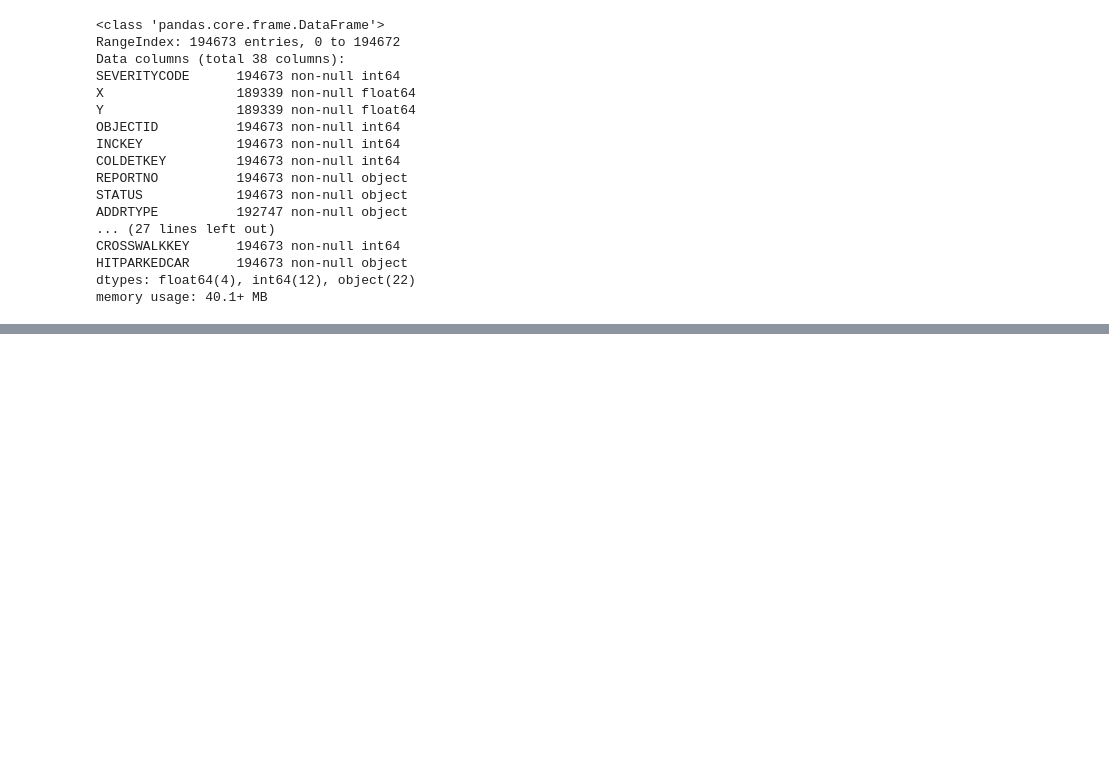
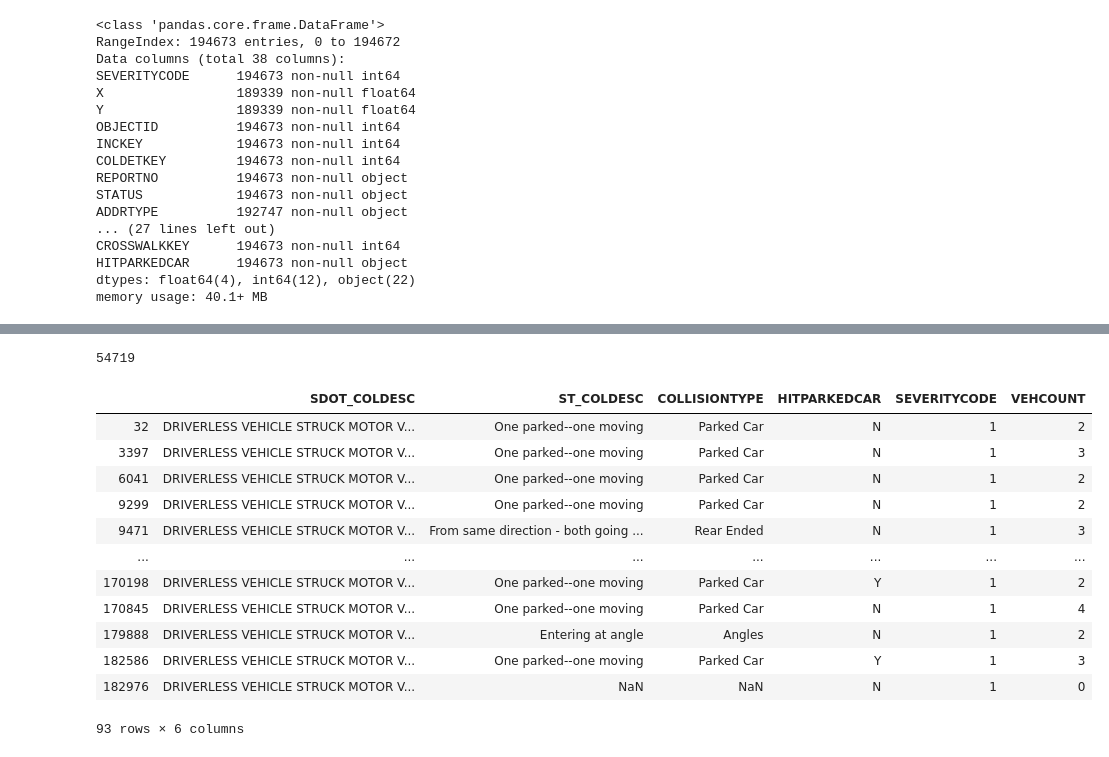
Before and after one commit to Antonio141/Coursera_Capstone, a Jupyter notebook: capstone.ipynb, the cells around one changed output, grey strips where cells are left out. Saved outputs shown, nothing was run; the diff lists cells and outputs as text; code cells hidden in the pictures; blank space fills up the shorter version.

```diff
--- a/capstone.ipynb
+++ b/capstone.ipynb
@@ -37,0 +111,20 @@ df['JUNCTIONTYPE'].values_count()
+# %%
+# df['SDOT_COLDESC'].unique()
+# df.groupby('SDOT_COLDESC')['SEVERITYCODE'].value_counts(normalize = True )
+# df2[df2['SDOT_COLDESC']=='MOTOR VEHICLE STRUCK OBJECT IN ROAD']
+df2 = df[['SDOT_COLDESC', 'ST_COLDESC', 'COLLISIONTYPE', 'HITPARKEDCAR']].copy(deep= True)
+
+mask_other = (df2['COLLISIONTYPE'].isnull()) & (df2['SDOT_COLDESC'] == 'MOTOR VEHICLE STRUCK OBJECT IN ROAD')
+
+mask_angles = (df2['COLLISIONTYPE'].isnull()) & (df2['SDOT_COLDESC'] == 'MOTOR VEHICLE STRUCK MOTOR VEHICLE, FRONT END AT ANGLE')
+
+mask_parked = (df2['COLLISIONTYPE'].isnull()) & (df2['SDOT_COLDESC'] == 'DRIVERLESS VEHICLE STRUCK MOTOR VEHICLE REAR END') & (df2['ST_COLDESC'] == 'One parked--one moving')
+
+
+df2['COLLISIONTYPE'][mask_other] = 'Other'
+df2['COLLISIONTYPE'][mask_angles] = 'Angles'
+df2['COLLISIONTYPE'][mask_parked] = 'Parked Car'
+df2.iloc[r,:]
+# df2['COLLISIONTYPE_1'] = df2['COLLISIONTYPE'].apply(lambda x: 'Other' \
+#     if (x.isnull()) & \
+#   (df2['SDOT_COLDESC'] == 'MOTOR VEHICLE STRUCK OBJECT IN ROAD'))
@@ -37,0 +166,23 @@ df['JUNCTIONTYPE'].values_count()
+# %%
+a = np.array(df2['SDOT_COLDESC'].str.find('REAR END').tolist())
+b, = np.where(a!= -1)
+b = b.tolist()
+len(b)
+# %% [output]
+54719
+# %%
+df2[df2['SDOT_COLDESC'] == 'DRIVERLESS VEHICLE STRUCK MOTOR VEHICLE REAR END']
+# %% [output]
+|  | SDOT_COLDESC | ST_COLDESC | COLLISIONTYPE | HITPARKEDCAR | SEVERITYCODE | VEHCOUNT |
+| 32 | DRIVERLESS VEHICLE STRUCK MOTOR V... | One parked--one moving | Parked Car | N | 1 | 2 |
+| 3397 | DRIVERLESS VEHICLE STRUCK MOTOR V... | One parked--one moving | Parked Car | N | 1 | 3 |
+| 6041 | DRIVERLESS VEHICLE STRUCK MOTOR V... | One parked--one moving | Parked Car | N | 1 | 2 |
+| 9299 | DRIVERLESS VEHICLE STRUCK MOTOR V... | One parked--one moving | Parked Car | N | 1 | 2 |
+| 9471 | DRIVERLESS VEHICLE STRUCK MOTOR V... | From same direction - both going ... | Rear Ended | N | 1 | 3 |
+| ... | ... | ... | ... | ... | ... | ... |
+| 170198 | DRIVERLESS VEHICLE STRUCK MOTOR V... | One parked--one moving | Parked Car | Y | 1 | 2 |
+| 170845 | DRIVERLESS VEHICLE STRUCK MOTOR V... | One parked--one moving | Parked Car | N | 1 | 4 |
+| 179888 | DRIVERLESS VEHICLE STRUCK MOTOR V... | Entering at angle | Angles | N | 1 | 2 |
+| 182586 | DRIVERLESS VEHICLE STRUCK MOTOR V... | One parked--one moving | Parked Car | Y | 1 | 3 |
+| 182976 | DRIVERLESS VEHICLE STRUCK MOTOR V... | NaN | NaN | N | 1 | 0 |
+93 rows × 6 columns
```
Also changed, not shown: parts of 13 cells of this notebook, 1 other file.
